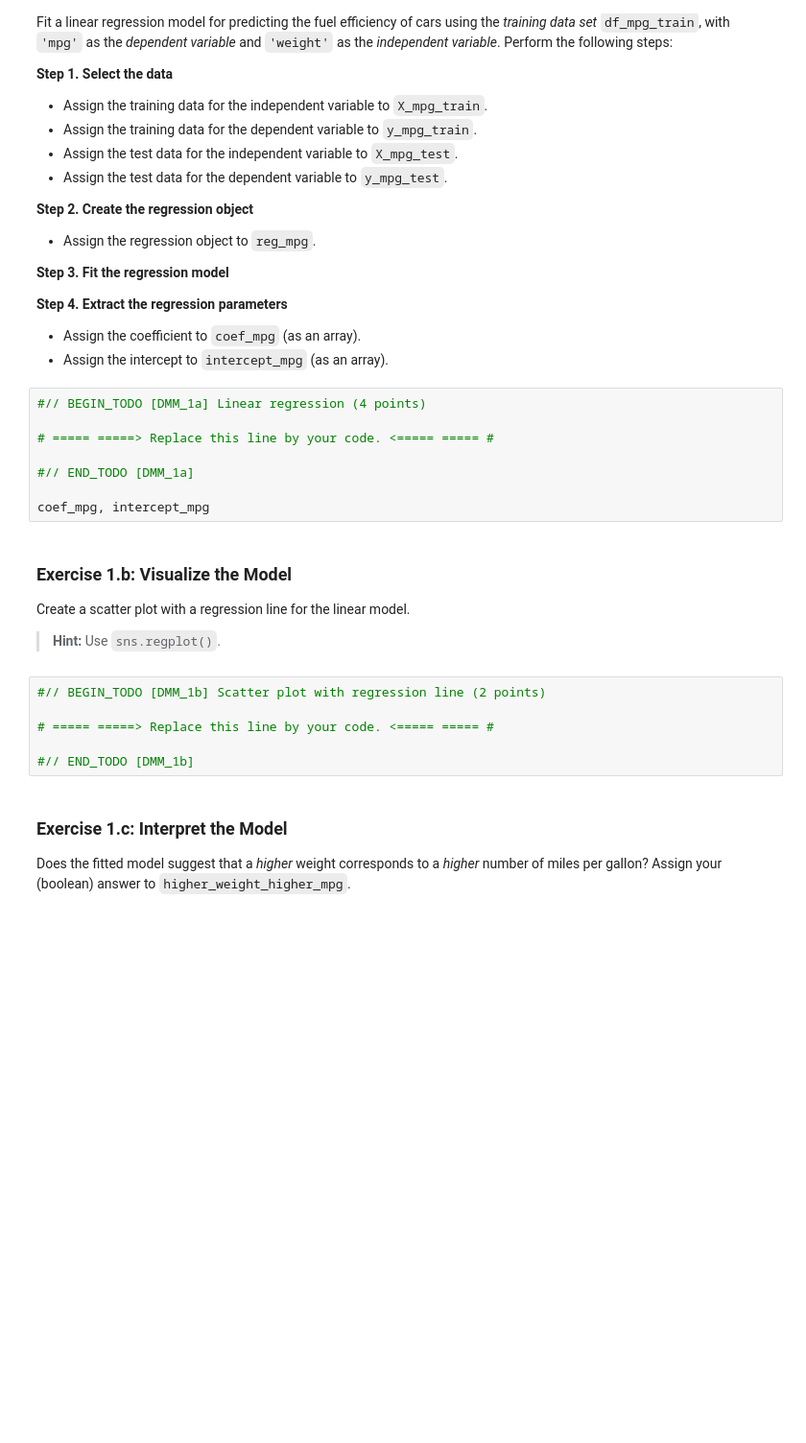
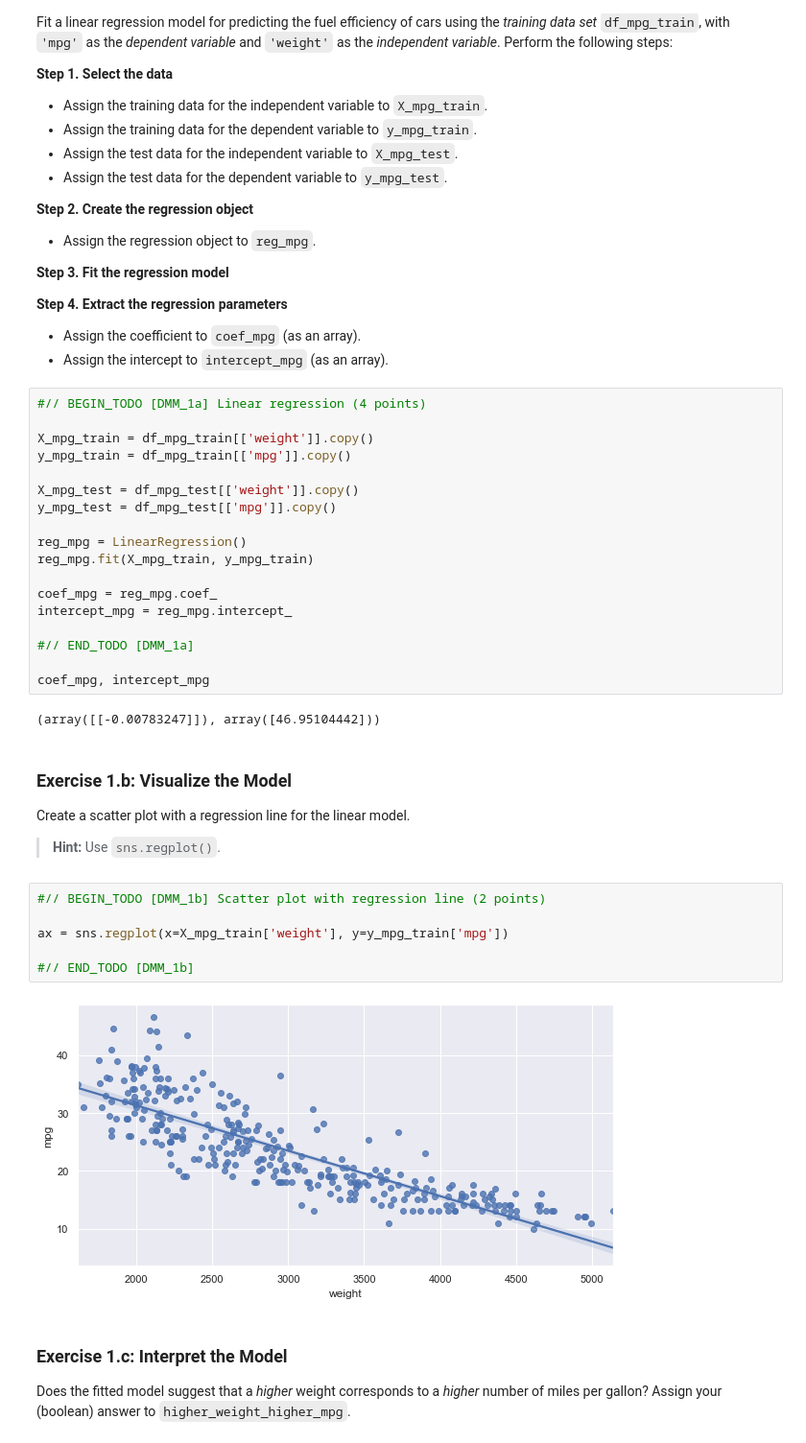
Before and after one commit to danieltyukov/tue-data-analytics, a Jupyter notebook: 3_DMM/Exercises-DMM-1819283.ipynb, the cells around one changed output. Shown at 96% size. Cells and saved outputs as stored; diff of their text form; blank space fills up the shorter version.

```diff
--- a/3_DMM/Exercises-DMM-1819283.ipynb
+++ b/3_DMM/Exercises-DMM-1819283.ipynb
@@ -491,14 +570,26 @@ Fit a linear regression model for predicting the fuel efficiency of cars using t
 
 * Assign the coefficient to `coef_mpg` (as an array).
 * Assign the intercept to `intercept_mpg` (as an array).
-# %%
-#// BEGIN_TODO [DMM_1a] Linear regression (4 points)
-
-# ===== =====> Replace this line by your code. <===== ===== #
-
-#// END_TODO [DMM_1a]
-
-coef_mpg, intercept_mpg
+# %%
+#// BEGIN_TODO [DMM_1a] Linear regression (4 points)
+
+X_mpg_train = df_mpg_train[['weight']].copy()
+y_mpg_train = df_mpg_train[['mpg']].copy()
+
+X_mpg_test = df_mpg_test[['weight']].copy()
+y_mpg_test = df_mpg_test[['mpg']].copy()
+
+reg_mpg = LinearRegression()
+reg_mpg.fit(X_mpg_train, y_mpg_train)
+
+coef_mpg = reg_mpg.coef_
+intercept_mpg = reg_mpg.intercept_
+
+#// END_TODO [DMM_1a]
+
+coef_mpg, intercept_mpg
+# %% [output]
+(array([[-0.00783247]]), array([46.95104442]))
 # %% [markdown]
 ### Exercise 1.b: Visualize the Model
 
@@ -508,9 +599,11 @@ Create a scatter plot with a regression line for the linear model.
 # %%
 #// BEGIN_TODO [DMM_1b] Scatter plot with regression line (2 points)
 
-# ===== =====> Replace this line by your code. <===== ===== #
+ax = sns.regplot(x=X_mpg_train['weight'], y=y_mpg_train['mpg'])
 
 #// END_TODO [DMM_1b]
+# %% [output]
+[figure, added]
 # %% [markdown]
 ### Exercise 1.c: Interpret the Model
 
```
Also changed, not shown: parts of 66 cells of this notebook.
